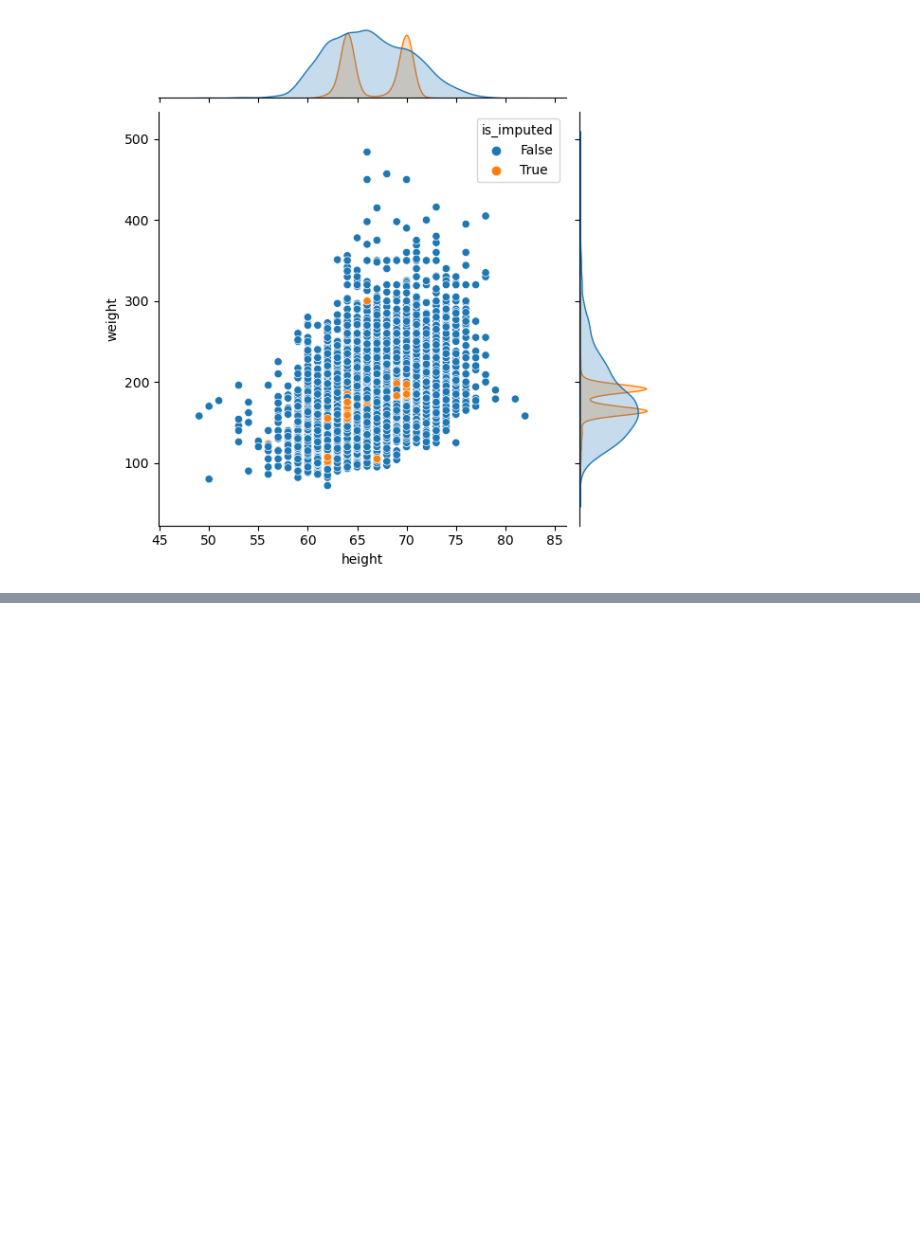
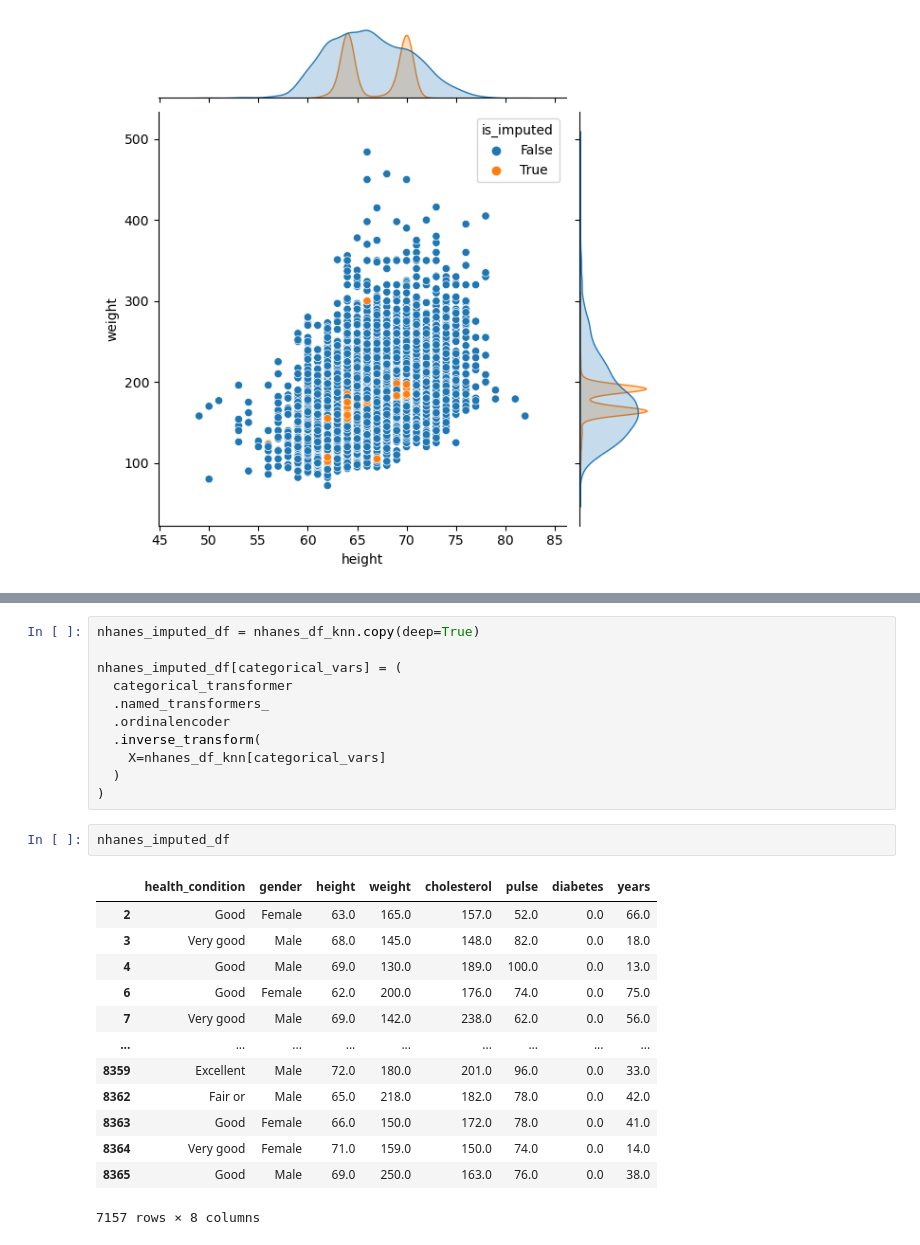
Before and after one commit to pahoalapizco/exploration_missing_values, a Jupyter notebook: notebooks/2.2-Imputation_missing_values-analysis.ipynb, the cells around one changed output, grey strips where cells are left out. Cells and saved outputs as stored; diff of their text form; blank space fills up the shorter version.

Commit message:
:sparkles: Imputation: Categorical data transform

```diff
--- a/notebooks/2.2-Imputation_missing_values-analysis.ipynb
+++ b/notebooks/2.2-Imputation_missing_values-analysis.ipynb
@@ -714,0 +721,27 @@ nhanes_mice_df.missing.scatter_imputation_plot(
+# %%
+nhanes_imputed_df = nhanes_df_knn.copy(deep=True)
+
+nhanes_imputed_df[categorical_vars] = (
+  categorical_transformer
+  .named_transformers_
+  .ordinalencoder
+  .inverse_transform(
+    X=nhanes_df_knn[categorical_vars]
+  )
+)
+# %%
+nhanes_imputed_df
+# %% [output]
+|  | health_condition | gender | height | weight | cholesterol | pulse | diabetes | years |
+| 2 | Good | Female | 63.0 | 165.0 | 157.0 | 52.0 | 0.0 | 66.0 |
+| 3 | Very good | Male | 68.0 | 145.0 | 148.0 | 82.0 | 0.0 | 18.0 |
+| 4 | Good | Male | 69.0 | 130.0 | 189.0 | 100.0 | 0.0 | 13.0 |
+| 6 | Good | Female | 62.0 | 200.0 | 176.0 | 74.0 | 0.0 | 75.0 |
+| 7 | Very good | Male | 69.0 | 142.0 | 238.0 | 62.0 | 0.0 | 56.0 |
+| ... | ... | ... | ... | ... | ... | ... | ... | ... |
+| 8359 | Excellent | Male | 72.0 | 180.0 | 201.0 | 96.0 | 0.0 | 33.0 |
+| 8362 | Fair or | Male | 65.0 | 218.0 | 182.0 | 78.0 | 0.0 | 42.0 |
+| 8363 | Good | Female | 66.0 | 150.0 | 172.0 | 78.0 | 0.0 | 41.0 |
+| 8364 | Very good | Female | 71.0 | 159.0 | 150.0 | 74.0 | 0.0 | 14.0 |
+| 8365 | Good | Male | 69.0 | 250.0 | 163.0 | 76.0 | 0.0 | 38.0 |
+7157 rows × 8 columns
```
Also changed, not shown: parts of 3 cells of this notebook, 1 other file.
